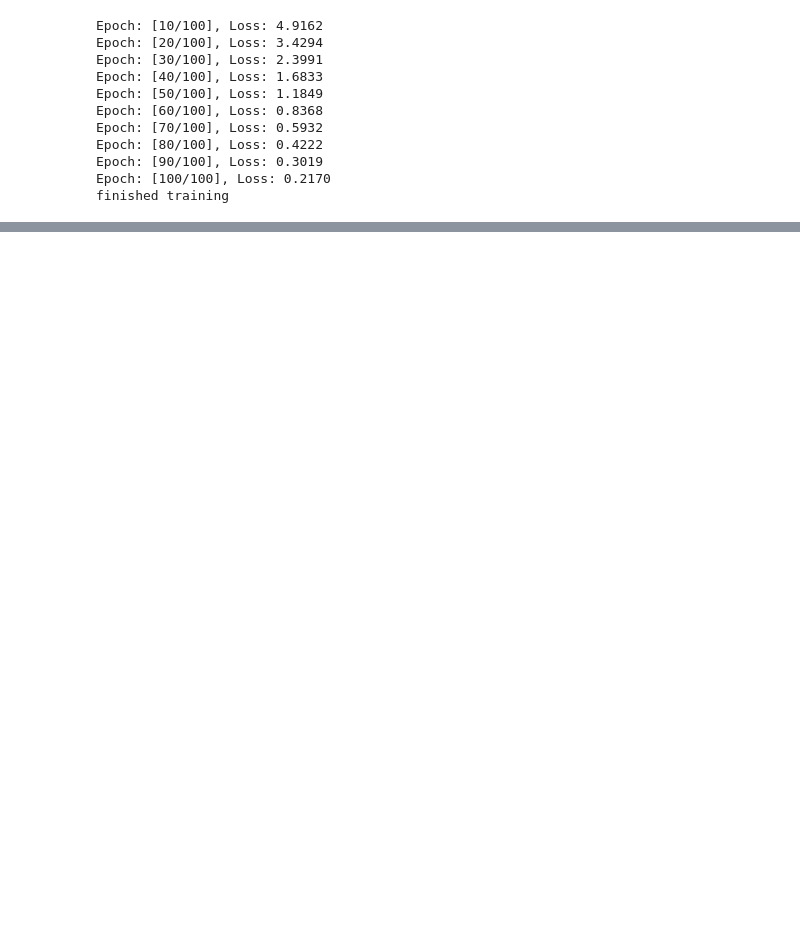
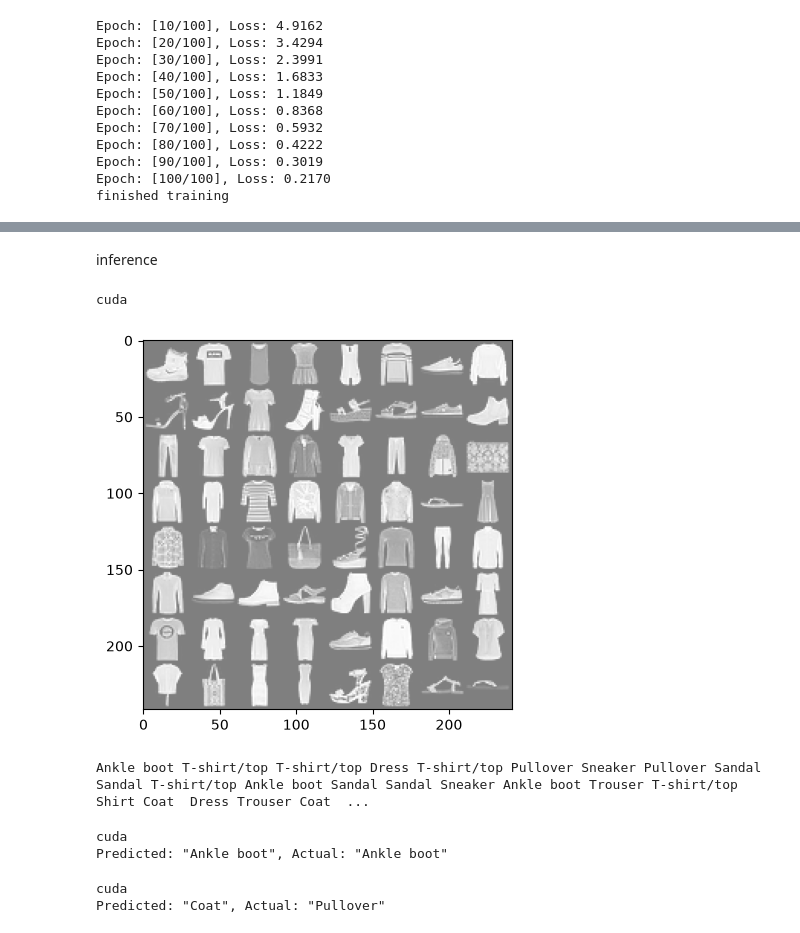
Before and after one commit to Kwangseok-Won/machine-learning, a Jupyter notebook: docs/2026-10-13-torch.ipynb, the cells around one changed output, grey strips where cells are left out. Cells and saved outputs as stored; diff of their text form; code cells hidden in the pictures; blank space fills up the shorter version.

```diff
--- a/docs/2026-10-13-torch.ipynb
+++ b/docs/2026-10-13-torch.ipynb
@@ -77,0 +271,67 @@ tensor([[1., 0., 1., 0.],
+# %% [markdown]
+inference
+# %%
+print(device)
+
+# get some random training images
+dataiter = iter(train_dataloader)
+images, labels = next(dataiter)
+
+# show images
+imshow(torchvision.utils.make_grid(images))
+
+# print labels
+classes = (
+    "T-shirt/top",
+    "Trouser",
+    "Pullover",
+    "Dress",
+    "Coat",
+    "Sandal",
+    "Shirt",
+    "Sneaker",
+    "Bag",
+    "Ankle boot",
+)
+print(" ".join(f"{classes[labels[j]]:5s}" for j in range(batch_size)))
+# %% [output]
+cuda
+[figure, added]
+Ankle boot T-shirt/top T-shirt/top Dress T-shirt/top Pullover Sneaker Pullover Sandal Sandal T-shirt/top Ankle boot Sandal Sandal Sneaker Ankle boot Trouser T-shirt/top Shirt Coat  Dress Trouser Coat  ...
+# %%
+# device = "cuda" if torch.cuda.is_available() else "cpu"
+# model = NeuralNetwork().to(device)
+print(device)
+
+model.eval()  # 평가
+# x, y = test_data[0][0], test_data[0][1]  # RuntimeError: Expected all tensors to be on the same device, but got mat1 is on cpu, different from other tensors on cuda:0 (when checking argument in method wrapper_CUDA_addmm)
+
+x, y = test_data[0]
+x = x.unsqueeze(0).to(device)
+
+with torch.no_grad():
+    pred = model(x)
+    predicted, actual = classes[pred[0].argmax(0)], classes[y]
+
+    print(f'Predicted: "{predicted}", Actual: "{actual}" ')
+# %% [output]
+cuda
+Predicted: "Ankle boot", Actual: "Ankle boot"
+# %%
+print(device)
+
+model.eval()  # 평가
+# RuntimeError: Expected all tensors to be on the same device, but got mat1 is on cpu, different from other tensors on cuda:0 (when checking argument in method wrapper_CUDA_addmm)
+# x, y = test_data[1][0], test_data[1][1]
+
+x, y = test_data[1]
+x = x.unsqueeze(0).to(device)
+
+with torch.no_grad():
+    pred = model(x)
+    predicted, actual = classes[pred[0].argmax(0)], classes[y]
+
+    print(f'Predicted: "{predicted}", Actual: "{actual}" ')
+# %% [output]
+cuda
+Predicted: "Coat", Actual: "Pullover"
```
Also changed, not shown: parts of 2 cells of this notebook, 4 other files.
